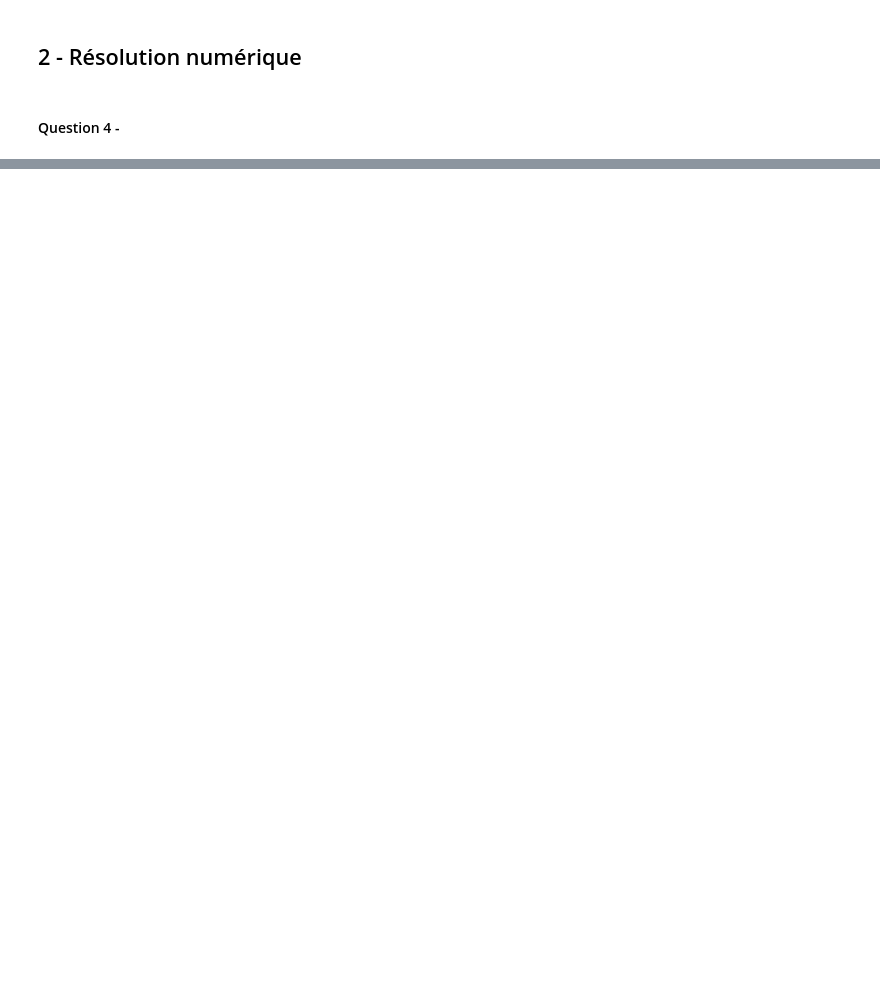
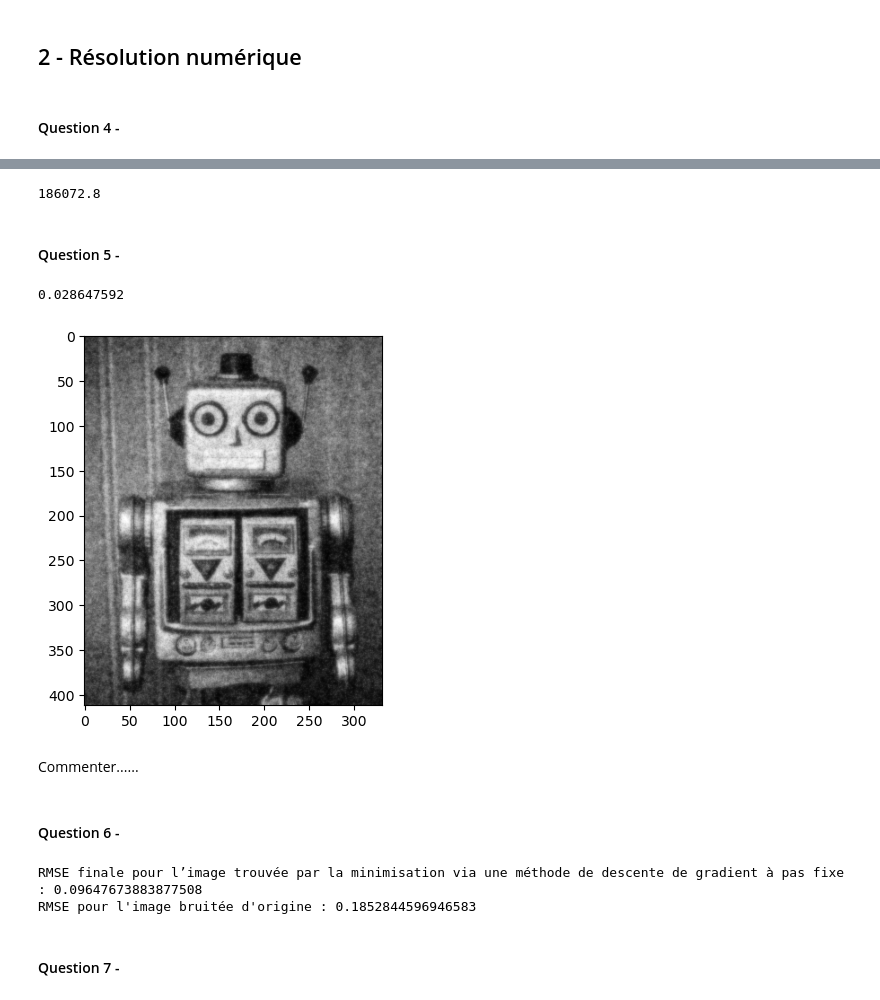
Before and after one commit to bavrillon/Projets_UE21, a Jupyter notebook: OPTI/OPTI_notebook.ipynb, the cells around one changed output, grey strips where cells are left out. Drawn from its saved outputs; the diff is of its cells as text; code cells hidden in the pictures; blank space fills up the shorter version.

```diff
--- a/OPTI/OPTI_notebook.ipynb
+++ b/OPTI/OPTI_notebook.ipynb
@@ -77,0 +102,51 @@ def divergence(v):
+# %%
+grad_f_xk = grad_f(img_noise)
+np.linalg.norm(grad_f_xk.reshape(-1),1)
+# %% [output]
+186072.8
+# %% [markdown]
+#### Question 5 -
+# %%
+def optim_gradient_fixed_step(grad_fun, x0, l, max_iter = 100000, epsilon_grad_fun = 1e-5):
+    k = 0
+    xk = x0
+    grad_f_xk = grad_fun(xk)
+    while ((k<max_iter) and (np.linalg.norm(grad_f_xk.reshape(-1),1)>epsilon_grad_fun)):
+        pk = -grad_f_xk
+        xk = xk + l*pk
+        grad_f_xk = grad_fun(xk)
+        k = k + 1
+    return xk
+
+def grad_f(u):
+    res = u -img_noise -2*laplacien(u)
+    return res
+
+u_optim_fixed_step = optim_gradient_fixed_step(grad_f, img_noise, 0.05, max_iter = 100000, epsilon_grad_fun = 1e-5)
+# %%
+plt.imshow(u_optim_fixed_step, cmap='gray')
+
+norme = np.linalg.norm(grad_f(u_optim_fixed_step).reshape(-1),1)
+print(norme)
+# %% [output]
+0.028647592
+[figure, added]
+# %% [markdown]
+Commenter......
+# %% [markdown]
+#### Question 6 -
+# %%
+def RMSE(u):
+    difference =  img_no_noise - u
+    numerateur = np.linalg.norm(difference.reshape(-1),2)**2
+    denominateur = math.prod(u.shape)
+    res = (numerateur/denominateur)**0.5
+    return res
+
+print(f"RMSE finale pour l’image trouvée par la minimisation via une méthode de descente de gradient à pas fixe : {RMSE(u_optim_fixed_step)}")
+print(f"RMSE pour l'image bruitée d'origine : {RMSE(img_noise)}")
+# %% [output]
+RMSE finale pour l’image trouvée par la minimisation via une méthode de descente de gradient à pas fixe : 0.09647673883877508
+RMSE pour l'image bruitée d'origine : 0.1852844596946583
+# %% [markdown]
+#### Question 7 -
```
Also changed, not shown: parts of 7 cells of this notebook.
